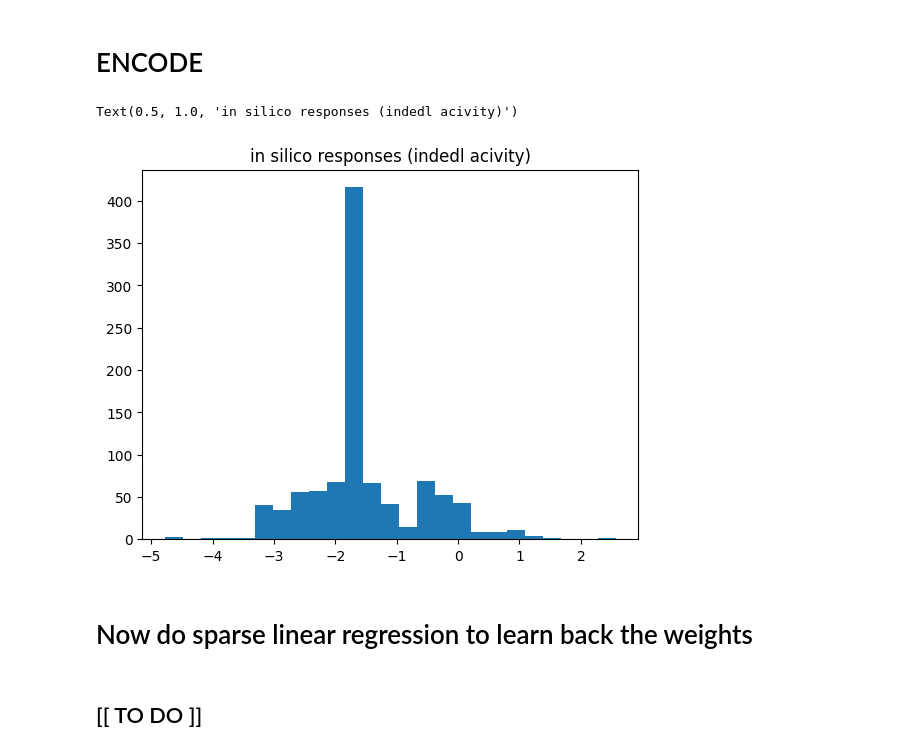
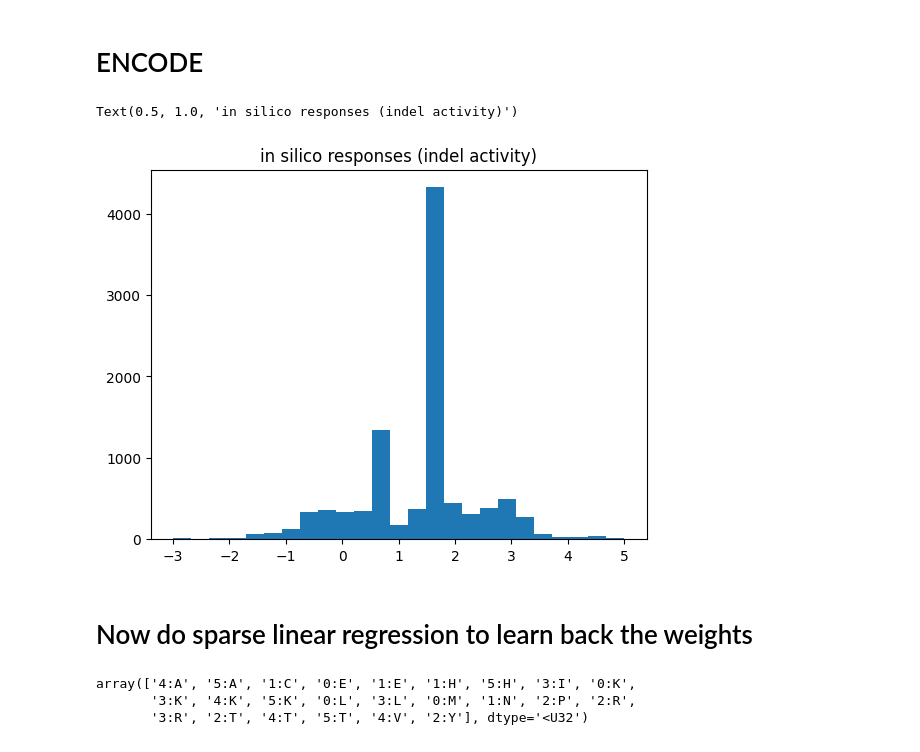
Before and after one commit to swagatam101/doe, a Jupyter notebook: DOE_SOLD_manual1.ipynb, the cells around one changed output. Drawn from its saved outputs; the diff is of its cells as text; code cells hidden in the pictures.

```diff
--- a/DOE_SOLD_manual1.ipynb
+++ b/DOE_SOLD_manual1.ipynb
@@ -57,7 +57,7 @@ _  = plt.yticks(range(len(AMINO_ACIDS)), AMINO_ACIDS)
 Above I have created a simple SOLD mat, but I want to make tools such that everything below will work with any experimentalist provided SOLD mat
 # %%
 S = doe_utils.SOLD(sold_mat_df)
-seqs, mutations = S.generate_sequences(1000)
+seqs, mutations = S.generate_sequences(10000)
 # %%
 seqs[0]
 # %% [output]
@@ -111,11 +111,9 @@ encodings = Encoder.encode_seqs(seqs) # this produces two lists --- the first 1
 responses = Model1.model(encodings[0], encodings[1], masked= True)
 # %%
 _ = plt.hist(responses, bins = 25)
-plt.title("in silico responses (indedl acivity)")
+plt.title("in silico responses (indel activity)")
 # %% [output]
-Text(0.5, 1.0, 'in silico responses (indedl acivity)')
+Text(0.5, 1.0, 'in silico responses (indel activity)')
-[figure, old version]
+[figure, new version]
 # %% [markdown]
 # Now do sparse linear regression to learn back the weights
-# %% [markdown]
-## [[ TO DO ]]
@@ -121,0 +122,6 @@ Text(0.5, 1.0, 'in silico responses (indedl acivity)')
+# %%
+F.feature_names_independent
+# %% [output]
+array(['4:A', '5:A', '1:C', '0:E', '1:E', '1:H', '5:H', '3:I', '0:K',
+       '3:K', '4:K', '5:K', '0:L', '3:L', '0:M', '1:N', '2:P', '2:R',
+       '3:R', '2:T', '4:T', '5:T', '4:V', '2:Y'], dtype='<U32')
```
Also changed, not shown: parts of 12 cells of this notebook, 2 other files.
